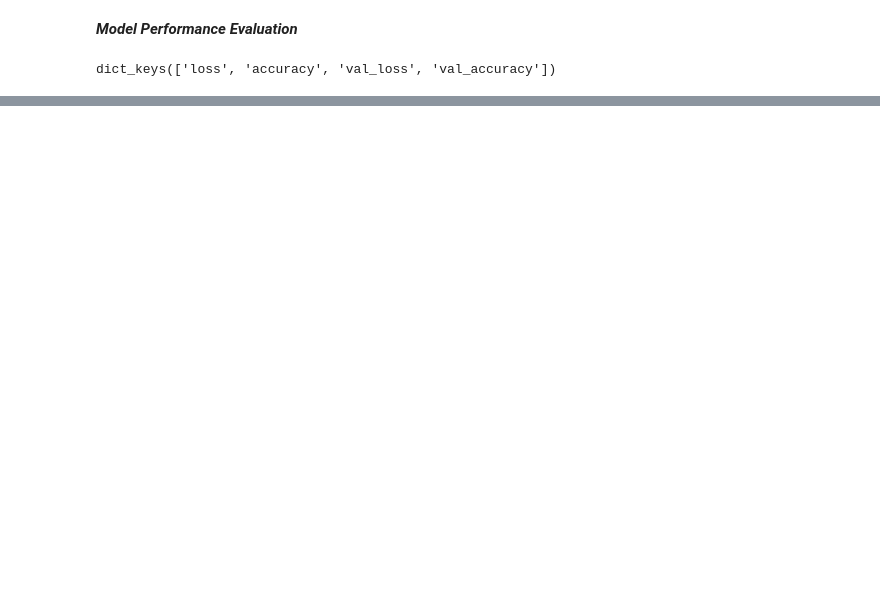
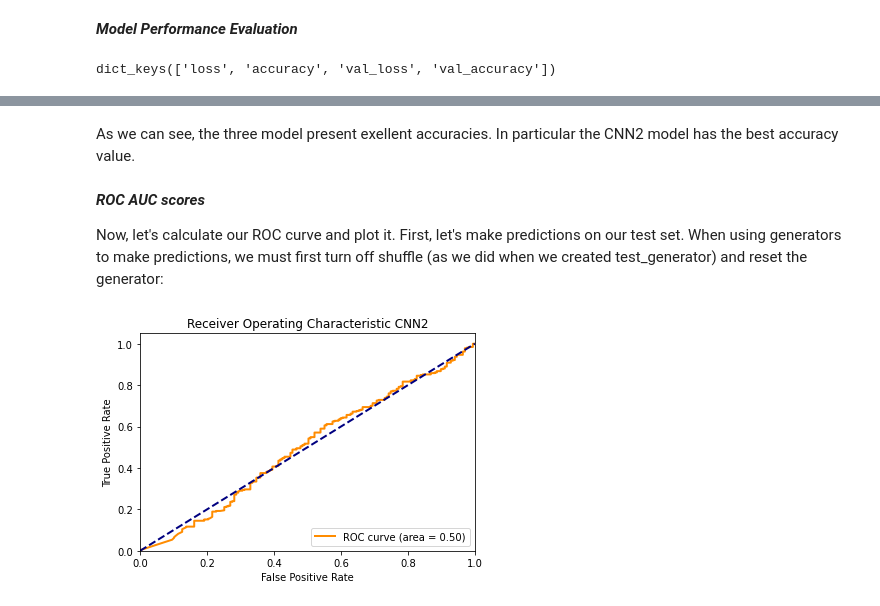
Before and after one commit to Gabriele90/ML-for-chemoinformatics, a Jupyter notebook: Covid19_detection_using_X_ray_images.ipynb, the cells around one changed output, grey strips where cells are left out. Cells and saved outputs as stored; diff of their text form; code cells hidden in the pictures; blank space fills up the shorter version.

```diff
--- a/Covid19_detection_using_X_ray_images.ipynb
+++ b/Covid19_detection_using_X_ray_images.ipynb
@@ -251,0 +467,16 @@ Text(0.5, 0, 'epoch')
+# %% [markdown]
+As we can see, the three model present exellent accuracies. In particular the CNN2 model has the best accuracy value.
+# %% [markdown]
+***ROC AUC scores***
+
+Now, let's calculate our ROC curve and plot it.
+First, let's make predictions on our test set. When using generators to make predictions, we must first turn off shuffle (as we did when we created test_generator) and reset the generator:
+# %%
+STEP_SIZE_TEST_=test_generator.n//test_generator.batch_size
+test_generator.reset()
+preds_1 = model_1.predict(test_generator,
+                      verbose=1)
+preds_2 = model_2.predict(test_generator,
+                      verbose=1)
+preds_3 = model_3.predict(test_generator,
+                      verbose=1)
@@ -251,0 +486,4 @@ Text(0.5, 0, 'epoch')
+# %%
+fpr_fc_1, tpr_fc_1, _ = roc_curve(test_generator.classes, preds_1)
+fpr_fc_2, tpr_fc_2, _ = roc_curve(test_generator.classes, preds_2)
+fpr_fc_3, tpr_fc_3, _ = roc_curve(test_generator.classes, preds_3)
@@ -251,0 +492,2 @@ Text(0.5, 0, 'epoch')
+# %%
+roc_auc_2 = auc(fpr_fc_2, tpr_fc_2)
@@ -251,0 +509,15 @@ Text(0.5, 0, 'epoch')
+# %%
+plt_fc_1 = plt.figure()
+lw = 2
+plt.plot(fpr_fc_2, tpr_fc_2, color='darkorange',
+         lw=lw, label='ROC curve (area = %0.2f)' % roc_auc_2)
+plt.plot([0, 1], [0, 1], color='navy', lw=lw, linestyle='--')
+plt.xlim([0.0, 1.0])
+plt.ylim([0.0, 1.05])
+plt.xlabel('False Positive Rate')
+plt.ylabel('True Positive Rate')
+plt.title('Receiver Operating Characteristic CNN2')
+plt.legend(loc="lower right")
+plt.show()
+# %% [output]
+[figure, added]
```
Also changed, not shown: parts of 67 cells of this notebook.
